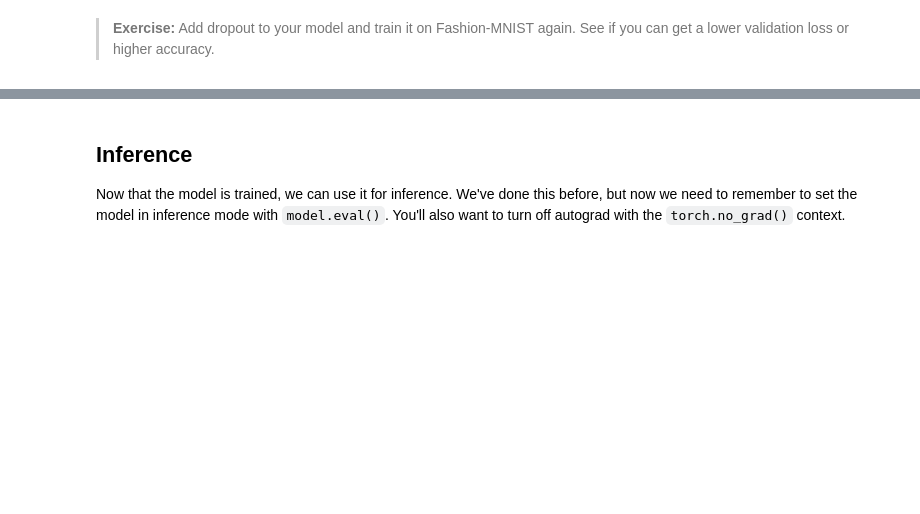
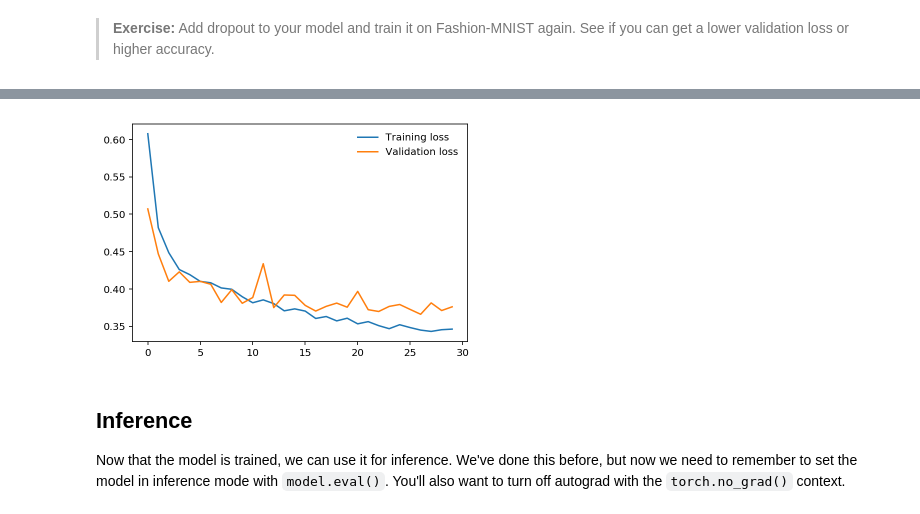
Before and after one commit to ademyanchuk/deep-learning-v2-pytorch, a Jupyter notebook: intro-to-pytorch/Part 5 - Inference and Validation (Exercises).ipynb, the cells around one changed output, grey strips where cells are left out. Drawn from its saved outputs; the diff is of its cells as text; code cells hidden in the pictures; blank space fills up the shorter version.

```diff
--- a/intro-to-pytorch/Part 5 - Inference and Validation (Exercises).ipynb
+++ b/intro-to-pytorch/Part 5 - Inference and Validation (Exercises).ipynb
@@ -262,3 +389,9 @@ model.train()
+# %%
+plt.plot(train_losses, label='Training loss')
+plt.plot(test_losses, label='Validation loss')
+plt.legend(frameon=False);
+# %% [output]
+[figure, added]
 # %% [markdown]
 ## Inference
 
```
Also changed, not shown: parts of 12 cells of this notebook.
